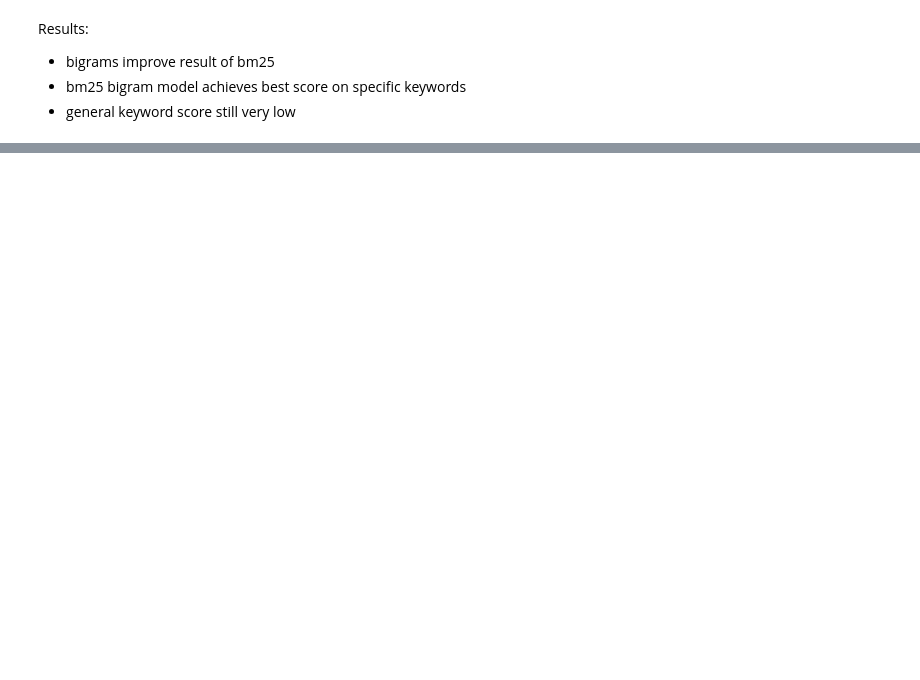
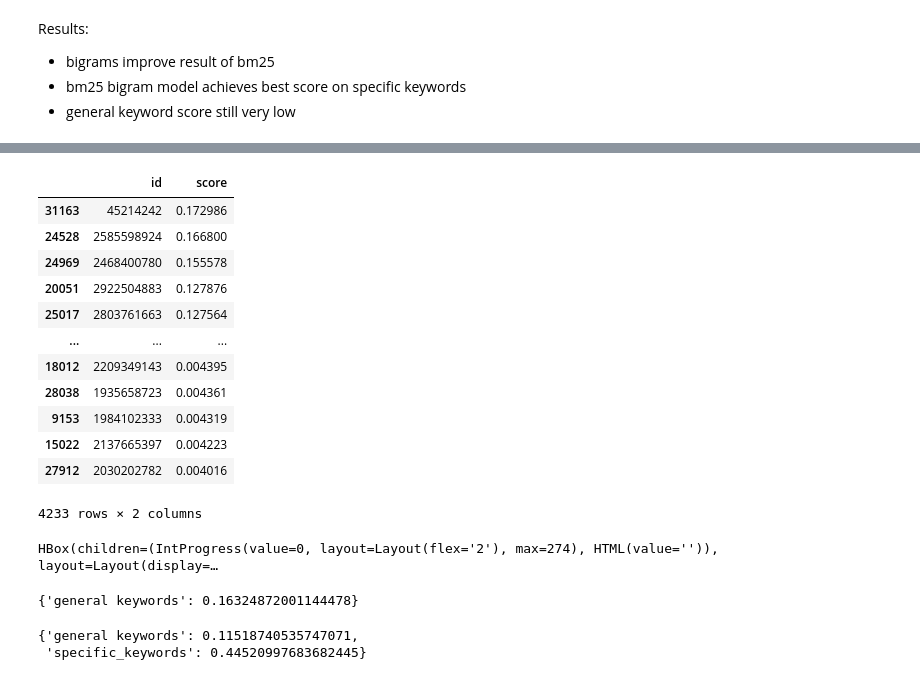
Before and after one commit to JNKielmann/Master-Thesis, a Jupyter notebook: paper_retrieval/tf_idf_evaluation.ipynb, the cells around one changed output, grey strips where cells are left out. Cells and saved outputs as stored; diff of their text form; code cells hidden in the pictures; blank space fills up the shorter version.

Commit message:
Add query expansion model

```diff
--- a/paper_retrieval/tf_idf_evaluation.ipynb
+++ b/paper_retrieval/tf_idf_evaluation.ipynb
@@ -208,0 +207,8 @@ Results:
+# %%
+with open("../data/keyword_hierarchy.json", 'r') as file:
+    keyword_hierarchy = json.load(file)
+# %%
+bm25_model_unigram = TfidfRetrieval(corpus=papers_basic, max_ngram=1, use_bm25=True, k1=0.2, b=0.7)
+bm25_model_bigram = TfidfRetrieval(corpus=papers_basic, max_ngram=2, use_bm25=True, k1=0.2, b=0.7)
+# %%
+query_expansion_model = QueryExpansionRetrieval(bm25_model_unigram, keyword_hierarchy)
@@ -208,0 +250,16 @@ Results:
+# %%
+query_expansion_model.get_ranked_documents("public economics")
+# %% [output]
+|  | id | score |
+| 31163 | 45214242 | 0.172986 |
+| 24528 | 2585598924 | 0.166800 |
+| 24969 | 2468400780 | 0.155578 |
+| 20051 | 2922504883 | 0.127876 |
+| 25017 | 2803761663 | 0.127564 |
+| ... | ... | ... |
+| 18012 | 2209349143 | 0.004395 |
+| 28038 | 1935658723 | 0.004361 |
+| 9153 | 1984102333 | 0.004319 |
+| 15022 | 2137665397 | 0.004223 |
+| 27912 | 2030202782 | 0.004016 |
+4233 rows × 2 columns
@@ -208,0 +268,4 @@ Results:
+# %%
+query_expansion_results = evaluate_model(query_expansion_model, [("general keywords", [k for k in keywords if k["level"]==1])])
+# %% [output]
+HBox(children=(IntProgress(value=0, layout=Layout(flex='2'), max=274), HTML(value='')), layout=Layout(display=…
@@ -208,0 +274,9 @@ Results:
+# %%
+query_expansion_results
+# %% [output]
+{'general keywords': 0.16324872001144478}
+# %%
+query_expansion_results
+# %% [output]
+{'general keywords': 0.11518740535747071,
+ 'specific_keywords': 0.44520997683682445}
```
Also changed, not shown: parts of 11 cells of this notebook, 5 other files.
